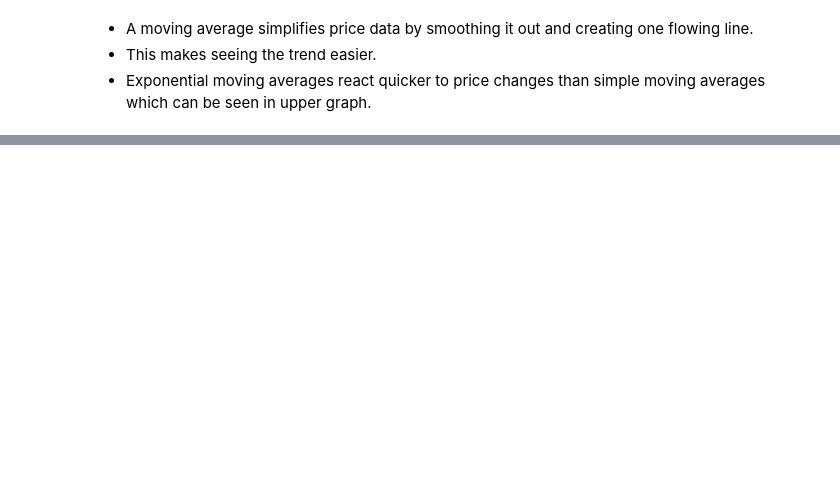
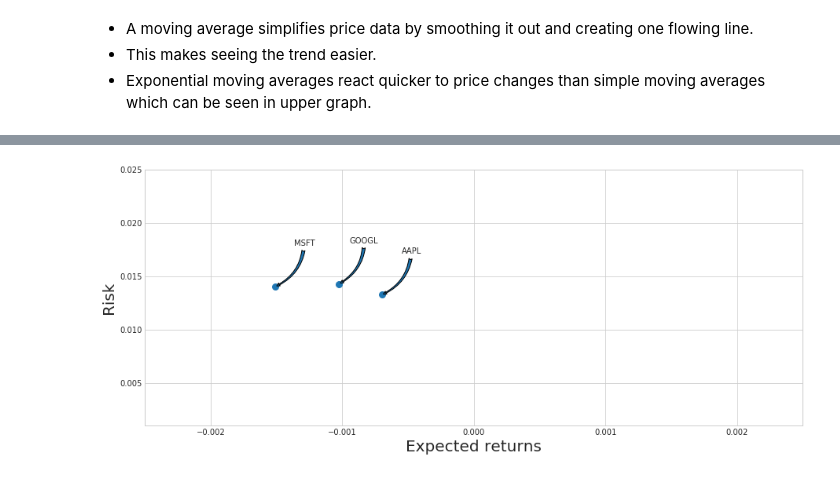
Before and after one commit to abhie-lp/FINANCE_PROJECT, a Jupyter notebook: Code.ipynb, the cells around one changed output, grey strips where cells are left out. Saved outputs shown, nothing was run; the diff lists cells and outputs as text; code cells hidden in the pictures; blank space fills up the shorter version.

```diff
--- a/Code.ipynb
+++ b/Code.ipynb
@@ -369,0 +392,23 @@ for i in range(3):
+# %%
+# Defining the area for the circles of scatter plot to avoid tiny little points
+area = np.pi*20
+plt.figure(figsize=(15, 6))
+plt.scatter(daily_returns.mean(), daily_returns.std(), s=area,)
+
+# Set the x and y limits of the plot (optional, remove this if you don't see anything in your plot)
+plt.xlim([-0.0025,0.0025])
+plt.ylim([0.001,0.025])
+
+#Set the plot axis titles
+plt.xlabel('Expected returns', fontdict={"fontsize":20})
+plt.ylabel('Risk', fontdict={"fontsize":20})
+# Label the scatter plots, for more info on how this is done, chekc out the link below
+# http://matplotlib.org/users/annotations_guide.html
+for label, x, y in zip(daily_returns.columns, daily_returns.mean(), daily_returns.std()):
+    plt.annotate(
+        label,
+        xy = (x, y), xytext = (50, 50),
+        textcoords = 'offset points', ha = 'right', va = 'bottom',
+        arrowprops = dict(arrowstyle = 'fancy', connectionstyle = 'arc3,rad=-0.3'))
+# %% [output]
+[figure, added]
```
Also changed, not shown: parts of 56 cells of this notebook.
